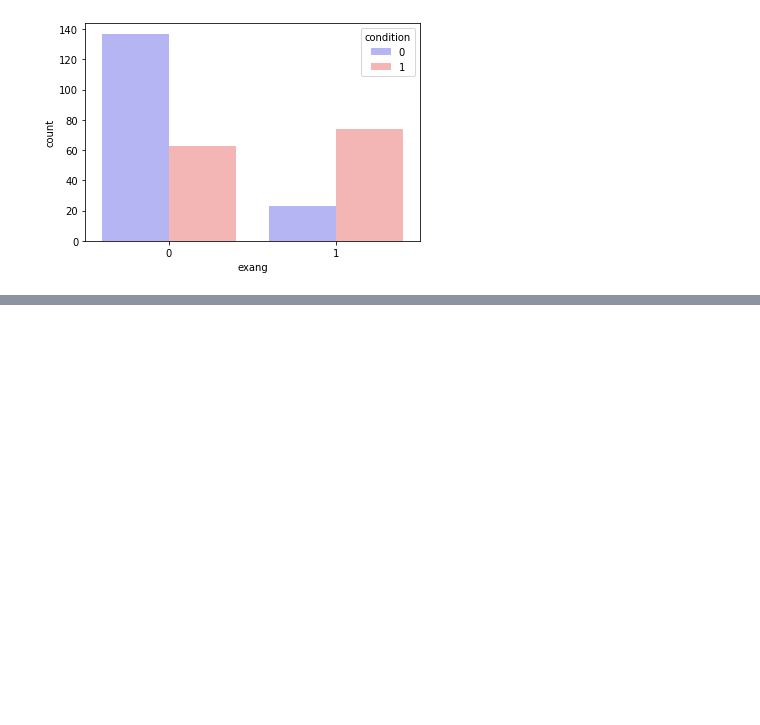
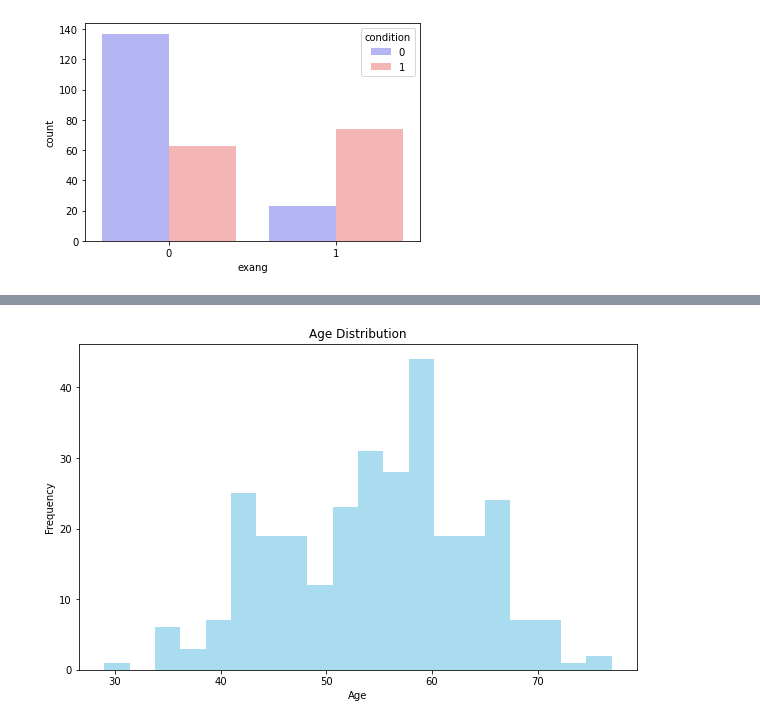
Before and after one commit to NandiSoham/Heart-Disease-Prediction, a Jupyter notebook: heart_disease_prediction.ipynb, the cells around one changed output, grey strips where cells are left out. Drawn from its saved outputs; the diff is of its cells as text; code cells hidden in the pictures; blank space fills up the shorter version.

```diff
--- a/heart_disease_prediction.ipynb
+++ b/heart_disease_prediction.ipynb
@@ -176,0 +204,14 @@ plt.show()
+# %%
+# --- WRITE YOUR CODE FOR MODULE 3 TASK 1 ---
+age_col = df['age']
+
+plt.figure(figsize=(10,6))
+plt.hist(age_col, bins=20, color='skyblue', alpha=0.7)
+
+plt.xlabel('Age')
+plt.ylabel('Frequency')
+plt.title('Age Distribution')
+
+plt.show()
+# %% [output]
+[figure, added]
```
Also changed, not shown: parts of 7 cells of this notebook.
